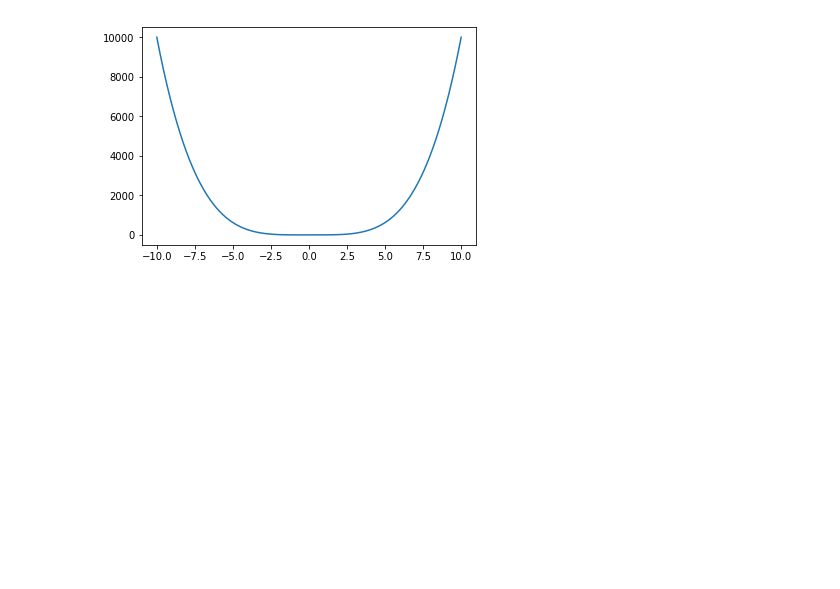
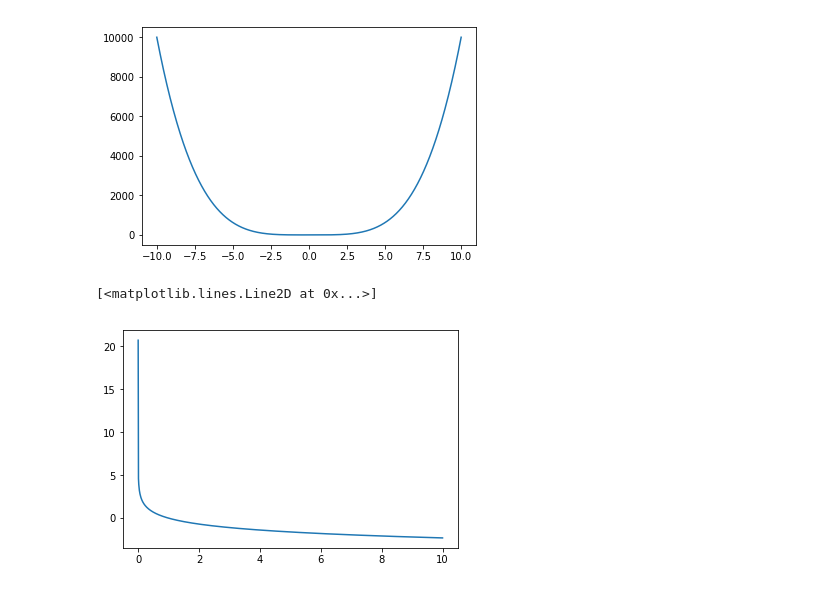
Before and after one commit to torhans/StudyGit, a Jupyter notebook: Convex Optimization/Untitled.ipynb, the cells around one changed output. Cells and saved outputs as stored; diff of their text form; code cells hidden in the pictures; blank space fills up the shorter version.

```diff
--- a/Convex Optimization/Untitled.ipynb
+++ b/Convex Optimization/Untitled.ipynb
@@ -25,3 +25,13 @@ plt.plot(x,h(g(x)))
 # %% [output]
 [<matplotlib.lines.Line2D at 0x...>]
 [figure]
+# %%
+def f(x):
+    return -np.log(x)
+# %%
+x=np.linspace(1e-9,10,1000)
+# %%
+plt.plot(x,f(x))
+# %% [output]
+[<matplotlib.lines.Line2D at 0x...>]
+[figure, added]
```
Also changed, not shown: parts of 2 cells of this notebook.
